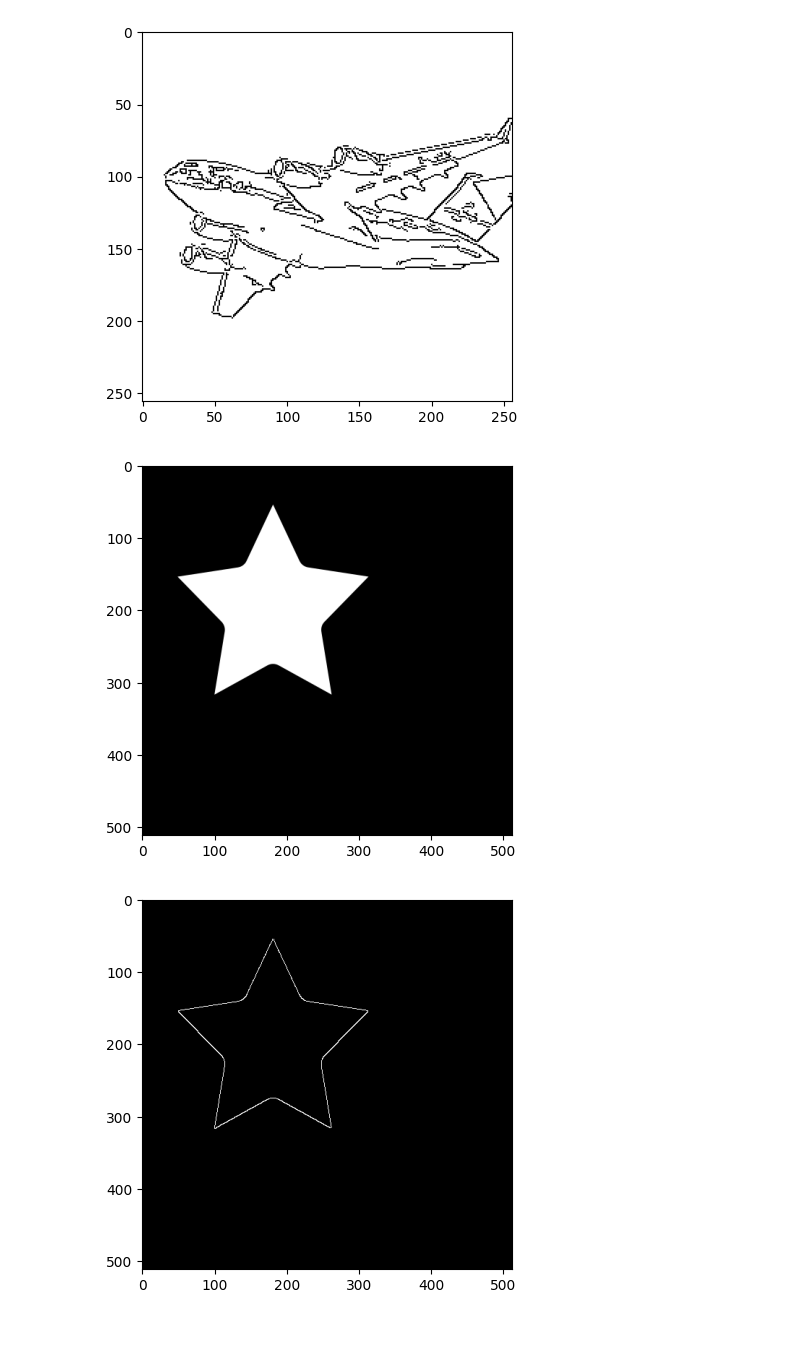
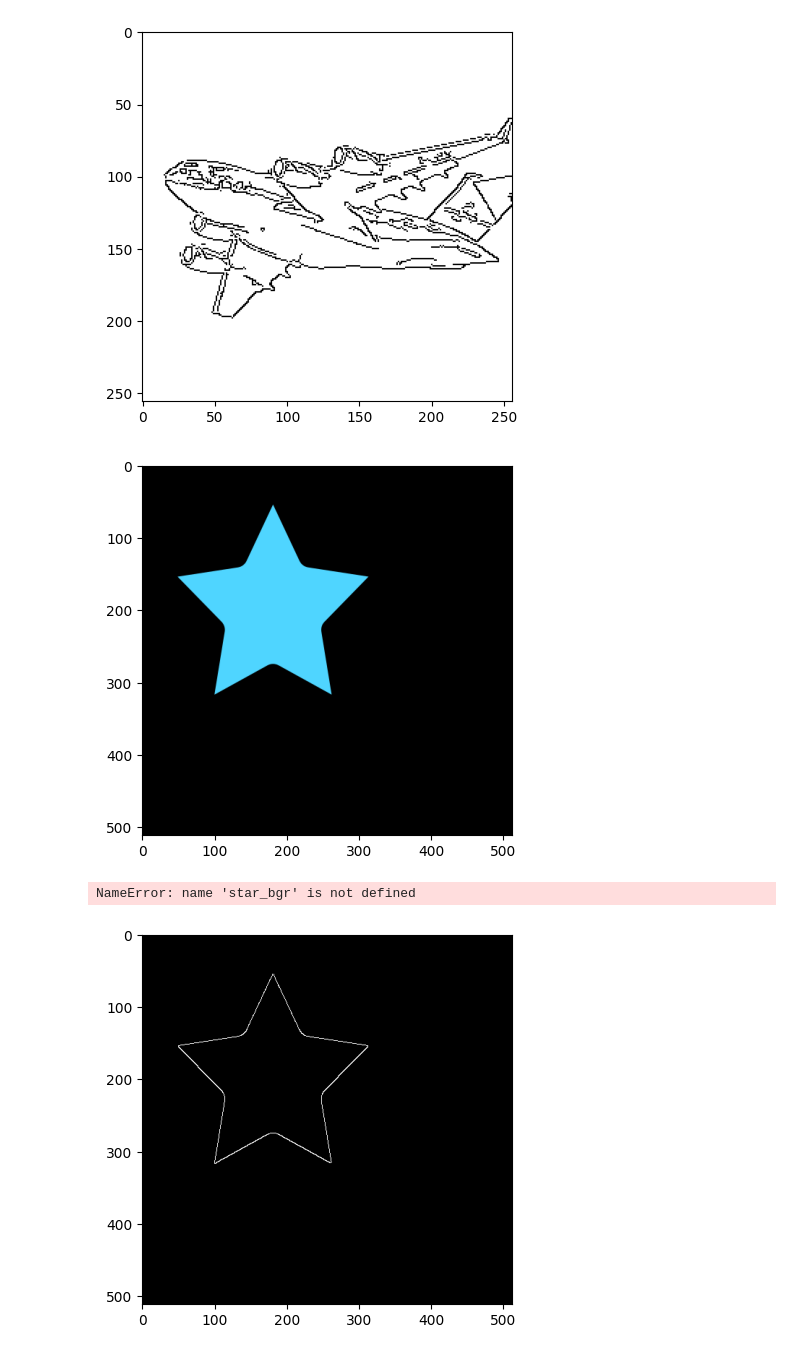
Before and after one commit to horolrolx/ai_visualization, a Jupyter notebook: day08/DAY8.ipynb, the cells around one changed output. Saved outputs shown, nothing was run; the diff lists cells and outputs as text; code cells hidden in the pictures.

```diff
--- a/day08/DAY8.ipynb
+++ b/day08/DAY8.ipynb
@@ -96,12 +102,19 @@ plt.show()
 # %%
 # 별 이미지를 열어서 캐니를 이용하여 겨계선을 감지하시오
 
-# 이미지 읽기 - gray로
-star_img = cv2.imread('star_img.png', 0)
+# 컬러로 이미지 읽기
+star_img = cv2.imread('star_img.png', 1)
 
 # 기본 이미지 출력
 plt.imshow(star_img, cmap='gray')
 plt.show()
 # %% [output]
-[figure, old version]
+[figure, new version]
+# %%
+# 흑백으로 변경
+star_gray = cv2.cvtColor(star_bgr, cv2.COLOR_BGR2GRAY)
+plt.imshow(star_gray, cmap='gray')
+plt.show()
+# %% [output]
+NameError: name 'star_bgr' is not defined
 # %%
```
Also changed, not shown: parts of 18 cells of this notebook, 1 other file.
